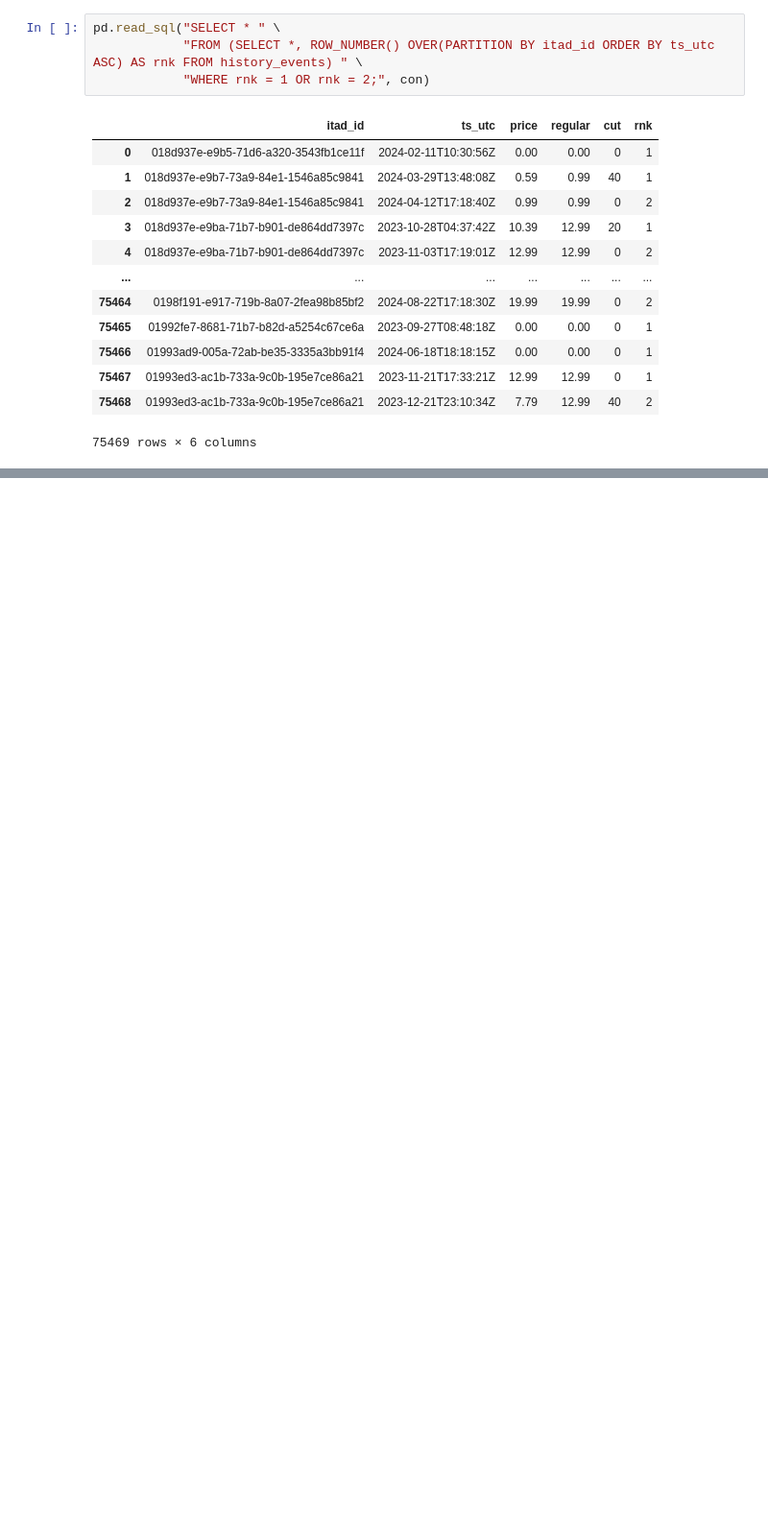
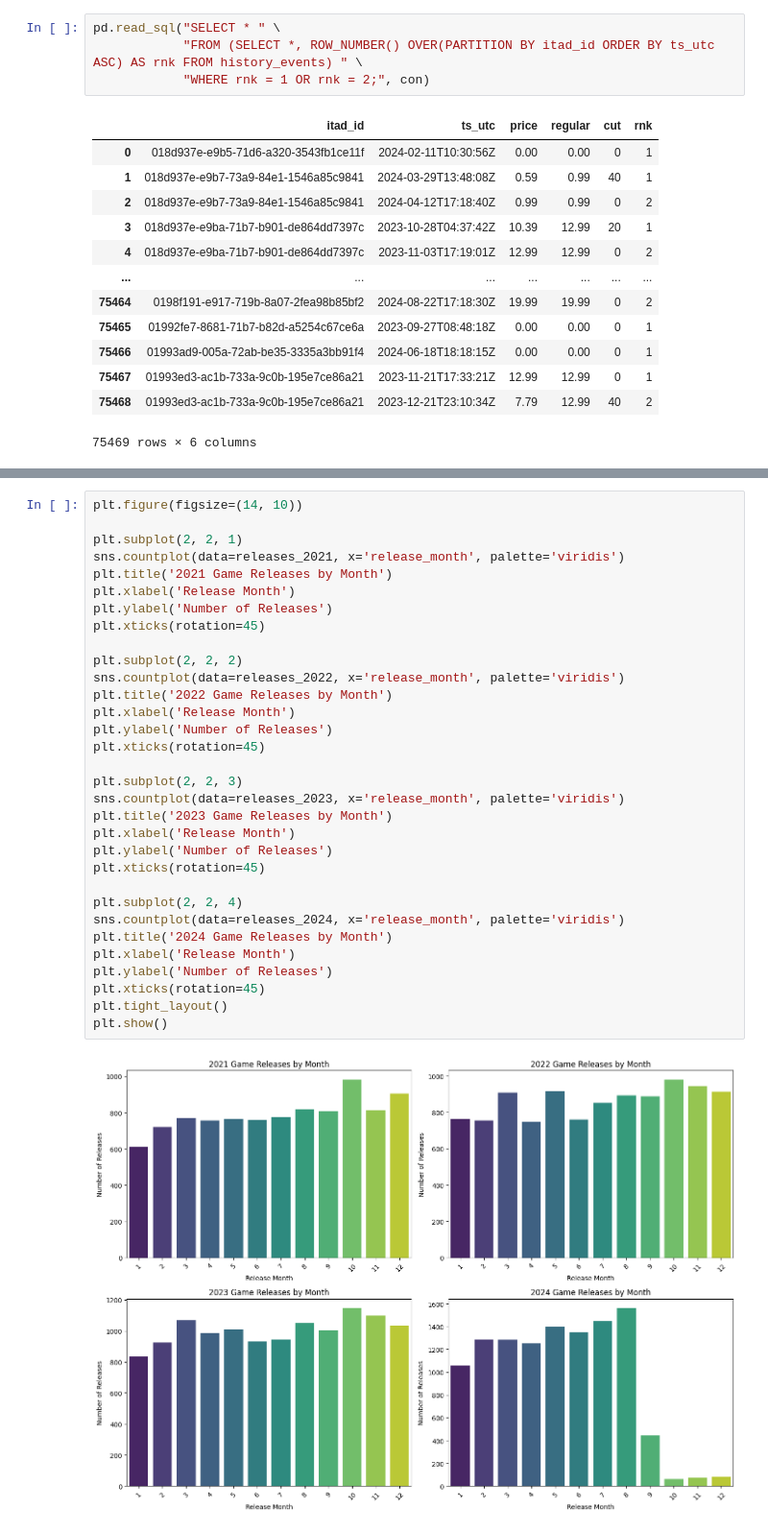
Before and after one commit to faraz1272/steam-discount-forecast, a Jupyter notebook: notebooks/EDA_Experimentation.ipynb, the cells around one changed output, grey strips where cells are left out. Shown at 96% size. Drawn from its saved outputs; the diff is of its cells as text; blank space fills up the shorter version.

```diff
--- a/notebooks/EDA_Experimentation.ipynb
+++ b/notebooks/EDA_Experimentation.ipynb
@@ -39,0 +82,34 @@ pd.read_sql("SELECT * FROM games;", con)
+# %%
+plt.figure(figsize=(14, 10))
+
+plt.subplot(2, 2, 1)
+sns.countplot(data=releases_2021, x='release_month', palette='viridis')
+plt.title('2021 Game Releases by Month')
+plt.xlabel('Release Month')
+plt.ylabel('Number of Releases')
+plt.xticks(rotation=45)
+
+plt.subplot(2, 2, 2)
+sns.countplot(data=releases_2022, x='release_month', palette='viridis')
+plt.title('2022 Game Releases by Month')
+plt.xlabel('Release Month')
+plt.ylabel('Number of Releases')
+plt.xticks(rotation=45)
+
+plt.subplot(2, 2, 3)
+sns.countplot(data=releases_2023, x='release_month', palette='viridis')
+plt.title('2023 Game Releases by Month')
+plt.xlabel('Release Month')
+plt.ylabel('Number of Releases')
+plt.xticks(rotation=45)
+
+plt.subplot(2, 2, 4)
+sns.countplot(data=releases_2024, x='release_month', palette='viridis')
+plt.title('2024 Game Releases by Month')
+plt.xlabel('Release Month')
+plt.ylabel('Number of Releases')
+plt.xticks(rotation=45)
+plt.tight_layout()
+plt.show()
+# %% [output]
+[figure, added]
```
Also changed, not shown: parts of 30 cells of this notebook.
